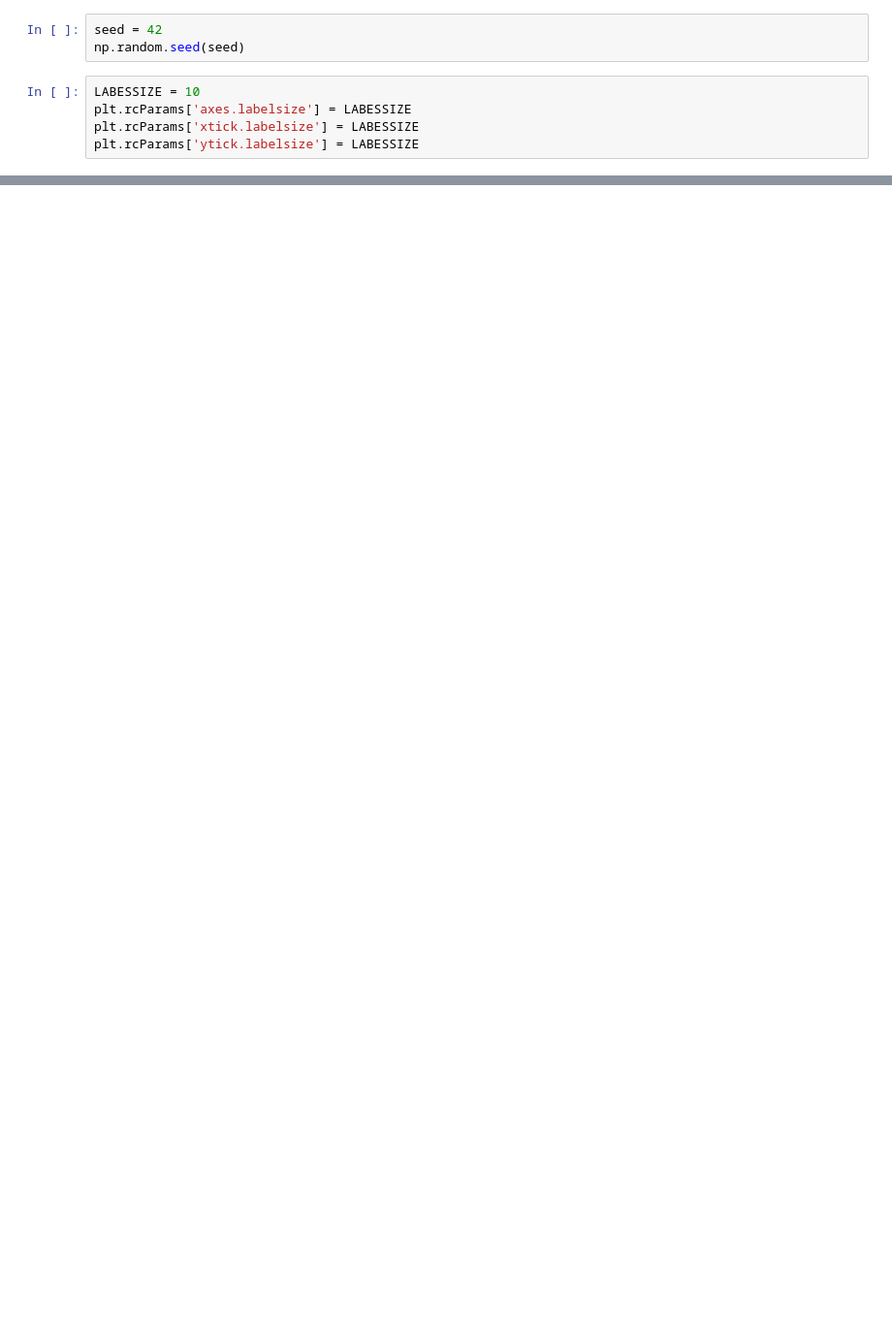
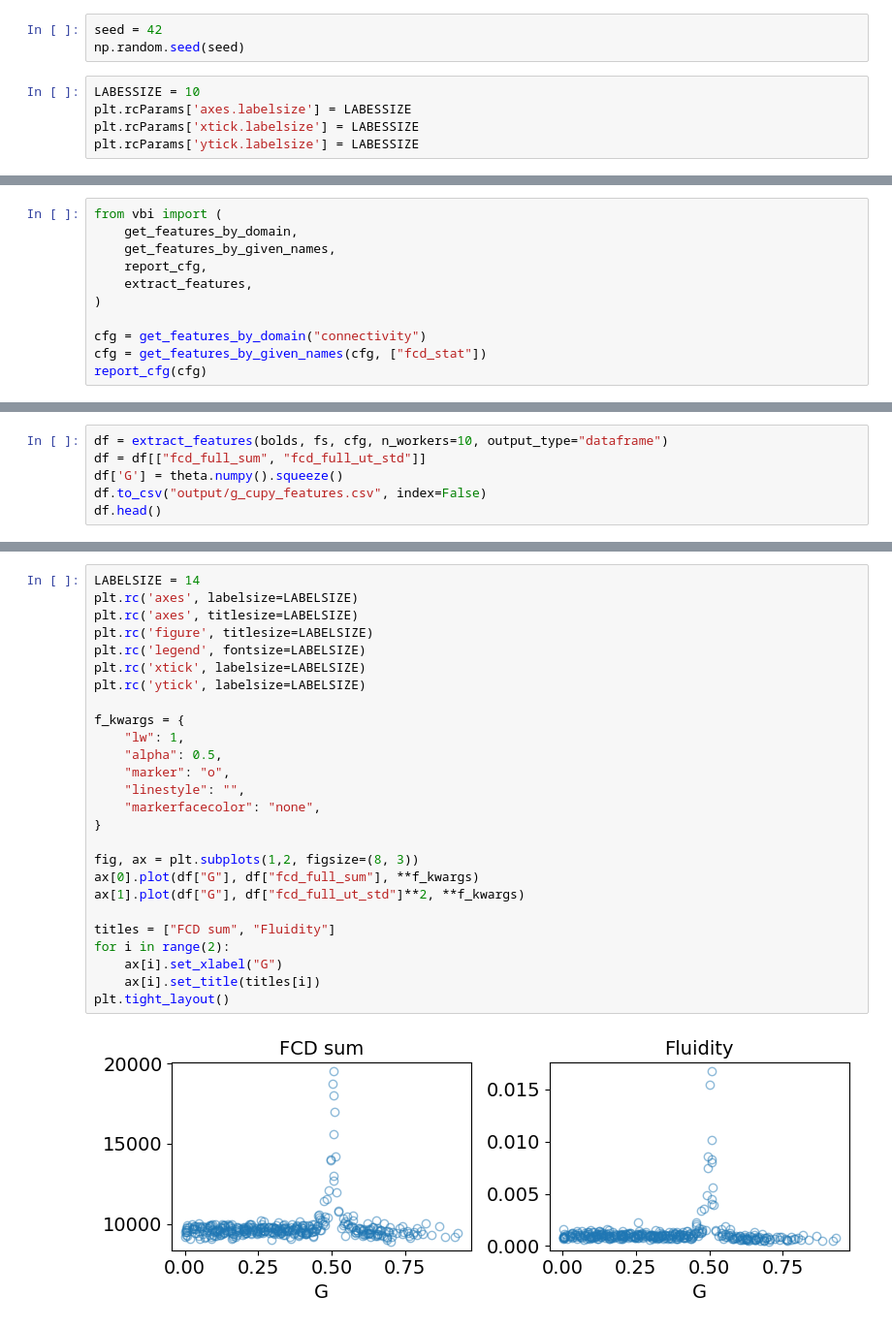
Before and after one commit to ins-amu/vbi, a Jupyter notebook: docs/examples/mpr_sde_cupy.ipynb, the cells around one changed output, grey strips where cells are left out. Shown at 97% size. Cells and saved outputs as stored; diff of their text form; blank space fills up the shorter version.

Commit message:
mpr_sde_cupy.ipynb example notebook to estimate global parameter (G) on whole brain connectome using synthetic data.

```diff
--- a/docs/examples/mpr_sde_cupy.ipynb
+++ b/docs/examples/mpr_sde_cupy.ipynb
@@ -76,0 +145,11 @@ if fmri_d.ndim == 3:
+# %%
+from vbi import (
+    get_features_by_domain,
+    get_features_by_given_names,
+    report_cfg,
+    extract_features,
+)
+
+cfg = get_features_by_domain("connectivity")
+cfg = get_features_by_given_names(cfg, ["fcd_stat"])
+report_cfg(cfg)
@@ -76,0 +166,6 @@ if fmri_d.ndim == 3:
+# %%
+df = extract_features(bolds, fs, cfg, n_workers=10, output_type="dataframe")
+df = df[["fcd_full_sum", "fcd_full_ut_std"]]
+df['G'] = theta.numpy().squeeze()
+df.to_csv("output/g_cupy_features.csv", index=False)
+df.head()
@@ -76,0 +183,28 @@ if fmri_d.ndim == 3:
+# %%
+LABELSIZE = 14
+plt.rc('axes', labelsize=LABELSIZE)
+plt.rc('axes', titlesize=LABELSIZE)
+plt.rc('figure', titlesize=LABELSIZE)
+plt.rc('legend', fontsize=LABELSIZE)
+plt.rc('xtick', labelsize=LABELSIZE)
+plt.rc('ytick', labelsize=LABELSIZE)
+
+f_kwargs = {
+    "lw": 1,
+    "alpha": 0.5,
+    "marker": "o",
+    "linestyle": "",
+    "markerfacecolor": "none",
+}
+
+fig, ax = plt.subplots(1,2, figsize=(8, 3))
+ax[0].plot(df["G"], df["fcd_full_sum"], **f_kwargs)
+ax[1].plot(df["G"], df["fcd_full_ut_std"]**2, **f_kwargs)
+
+titles = ["FCD sum", "Fluidity"]
+for i in range(2):
+    ax[i].set_xlabel("G")
+    ax[i].set_title(titles[i])
+plt.tight_layout()
+# %% [output]
+[figure, added]
```
Also changed, not shown: parts of 24 cells of this notebook.
